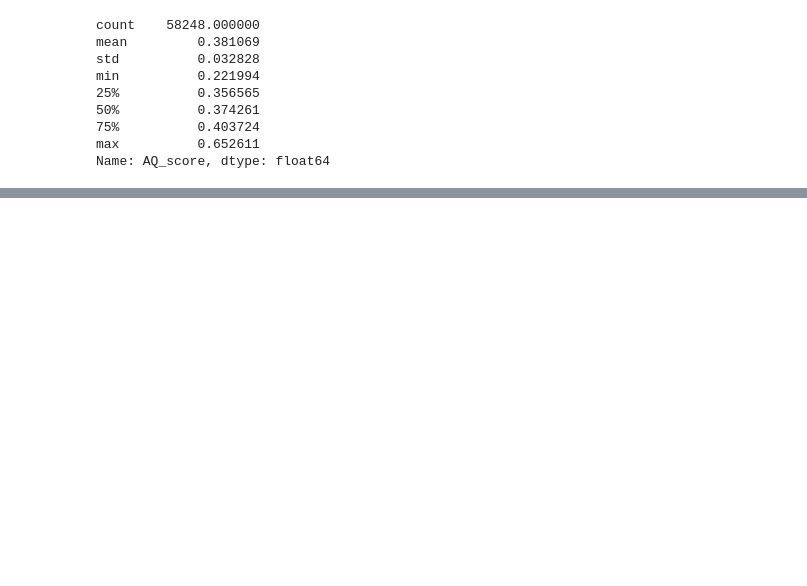
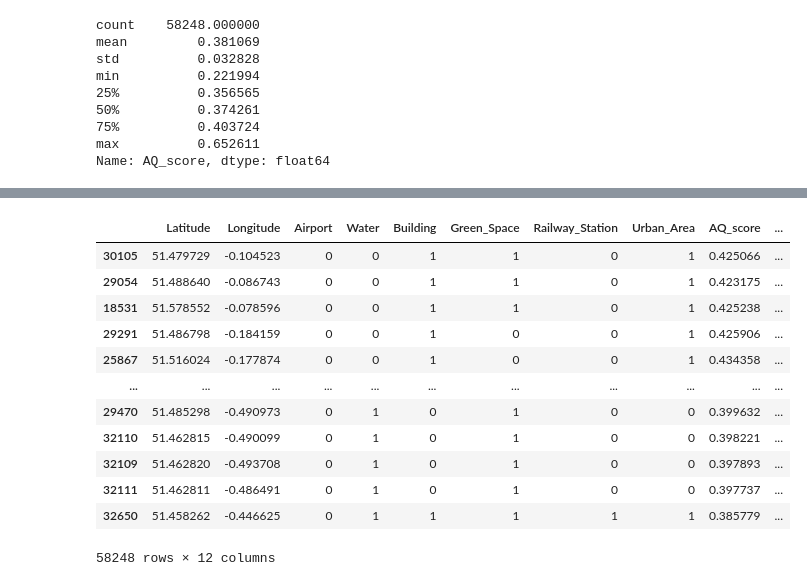
Before and after one commit to KainosSoftwareLtd/ASDI-Hackathon, a Jupyter notebook: Notebooks/test_greenspace_score_function.ipynb, the cells around one changed output, grey strips where cells are left out. Cells and saved outputs as stored; diff of their text form; code cells hidden in the pictures; blank space fills up the shorter version.

```diff
--- a/Notebooks/test_greenspace_score_function.ipynb
+++ b/Notebooks/test_greenspace_score_function.ipynb
@@ -66 +83,19 @@ max          1.041667
 Name: avg_penalty_reward, dtype: float64
+# %%
+df2 = df.sort_values('Greenspace_score', ascending = False)
+df2 = df2.drop(['Value_co', 'Value_no2', 'Value_o3', 'Value_so2', 'Value_ai'], axis = 1)
+df2
+# %% [output]
+|  | Latitude | Longitude | Airport | Water | Building | Green_Space | Railway_Station | Urban_Area | AQ_score | ... |
+| 30105 | 51.479729 | -0.104523 | 0 | 0 | 1 | 1 | 0 | 1 | 0.425066 | ... |
+| 29054 | 51.488640 | -0.086743 | 0 | 0 | 1 | 1 | 0 | 1 | 0.423175 | ... |
+| 18531 | 51.578552 | -0.078596 | 0 | 0 | 1 | 1 | 0 | 1 | 0.425238 | ... |
+| 29291 | 51.486798 | -0.184159 | 0 | 0 | 1 | 0 | 0 | 1 | 0.425906 | ... |
+| 25867 | 51.516024 | -0.177874 | 0 | 0 | 1 | 0 | 0 | 1 | 0.434358 | ... |
+| ... | ... | ... | ... | ... | ... | ... | ... | ... | ... | ... |
+| 29470 | 51.485298 | -0.490973 | 0 | 1 | 0 | 1 | 0 | 0 | 0.399632 | ... |
+| 32110 | 51.462815 | -0.490099 | 0 | 1 | 0 | 1 | 0 | 0 | 0.398221 | ... |
+| 32109 | 51.462820 | -0.493708 | 0 | 1 | 0 | 1 | 0 | 0 | 0.397893 | ... |
+| 32111 | 51.462811 | -0.486491 | 0 | 1 | 0 | 1 | 0 | 0 | 0.397737 | ... |
+| 32650 | 51.458262 | -0.446625 | 0 | 1 | 1 | 1 | 1 | 1 | 0.385779 | ... |
+58248 rows × 12 columns
```
Also changed, not shown: parts of 8 cells of this notebook, 3 other files.
